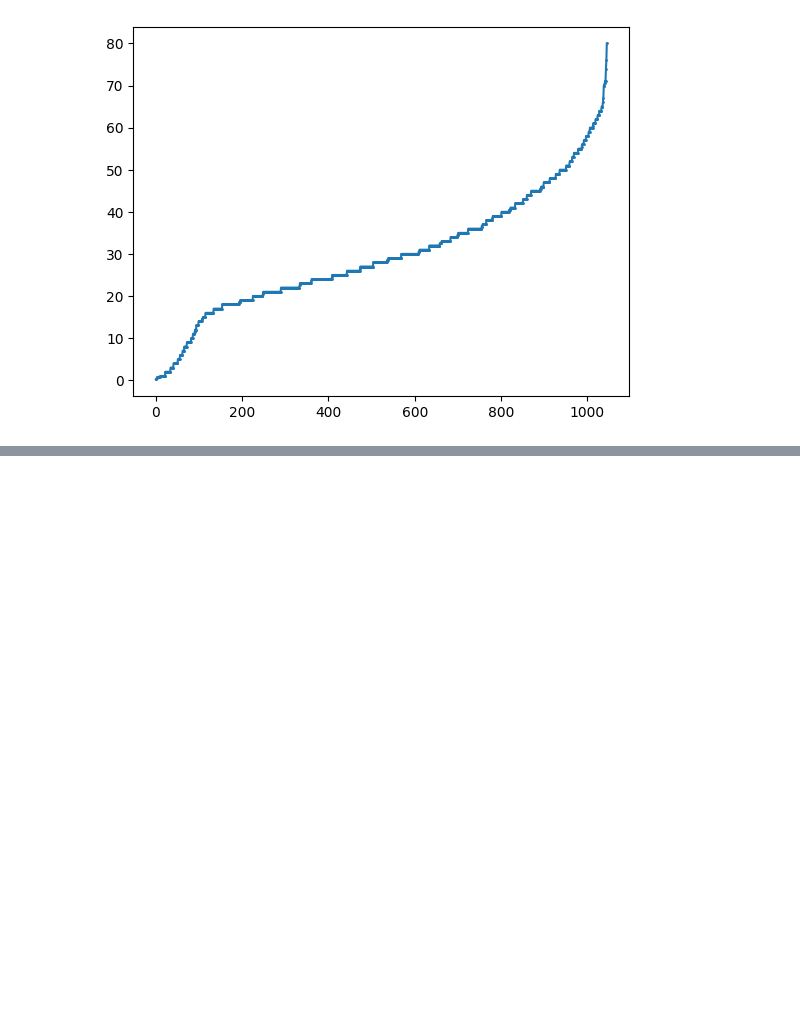
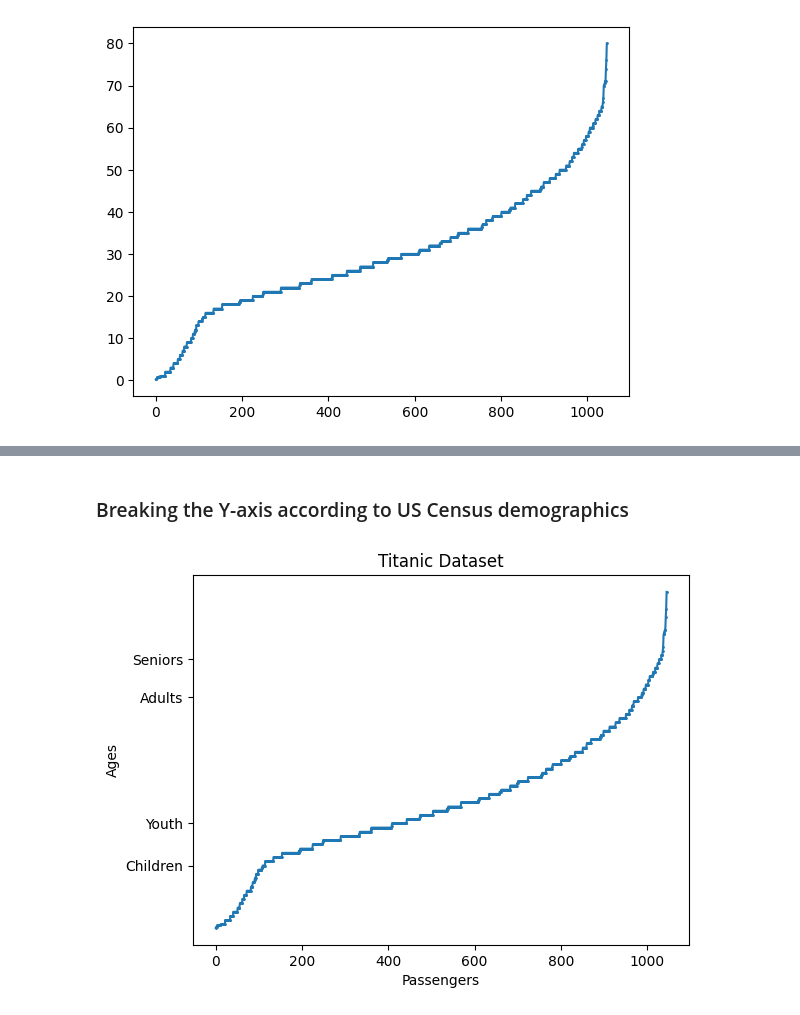
Before and after one commit to idowujames/OOP-Matplotlib, a Jupyter notebook: OOP_Matplotlib.ipynb, the cells around one changed output, grey strips where cells are left out. Saved outputs shown, nothing was run; the diff lists cells and outputs as text; code cells hidden in the pictures; blank space fills up the shorter version.

```diff
--- a/OOP_Matplotlib.ipynb
+++ b/OOP_Matplotlib.ipynb
@@ -75,0 +86,14 @@ _ = ax.plot(np.sort(df['age']), marker='o', markersize=1)
+# %% [markdown]
+### Breaking the Y-axis according to US Census demographics
+# %%
+fig, ax = plt.subplots()
+ax.plot(np.sort(df['age']), marker='o', markersize=1)
+ax.set_xlabel('Passengers')
+ax.set_ylabel('Ages')
+ax.set_yticks([15,25,55,64])
+ax.set_yticklabels(['Children','Youth', 'Adults', 'Seniors'])
+
+
+ax.set_title('Titanic Dataset');
+# %% [output]
+[figure, added]
```
Also changed, not shown: parts of 2 cells of this notebook.
